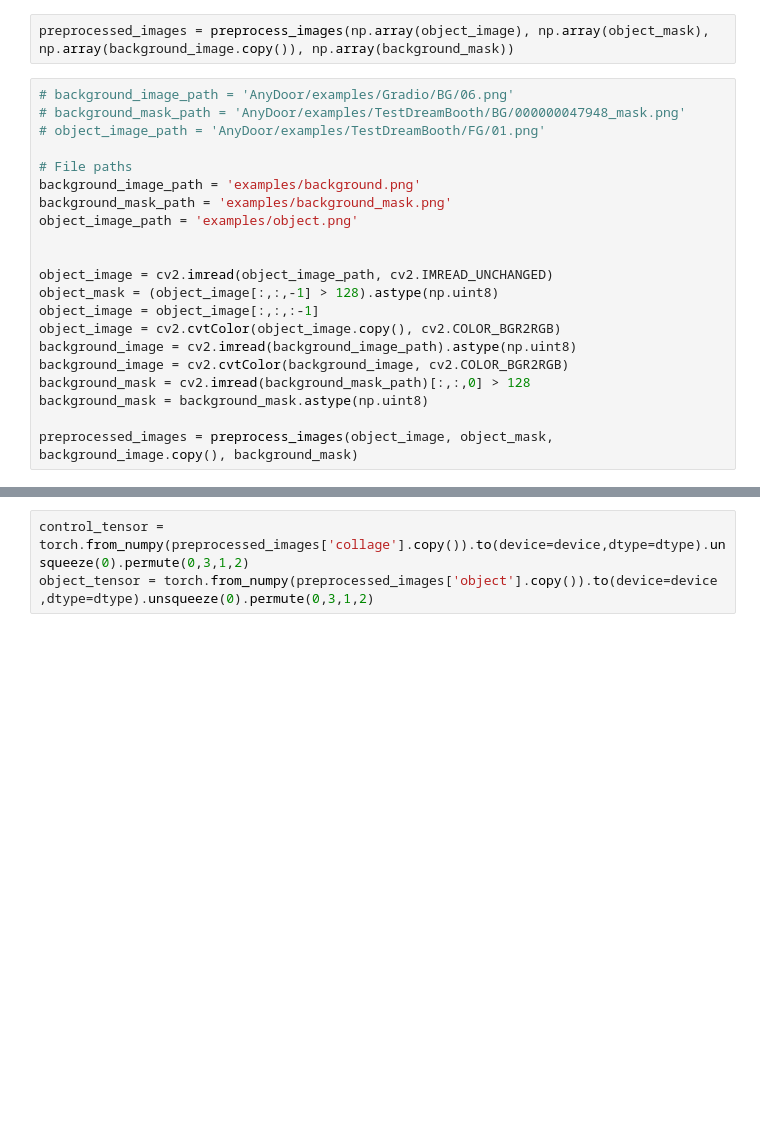
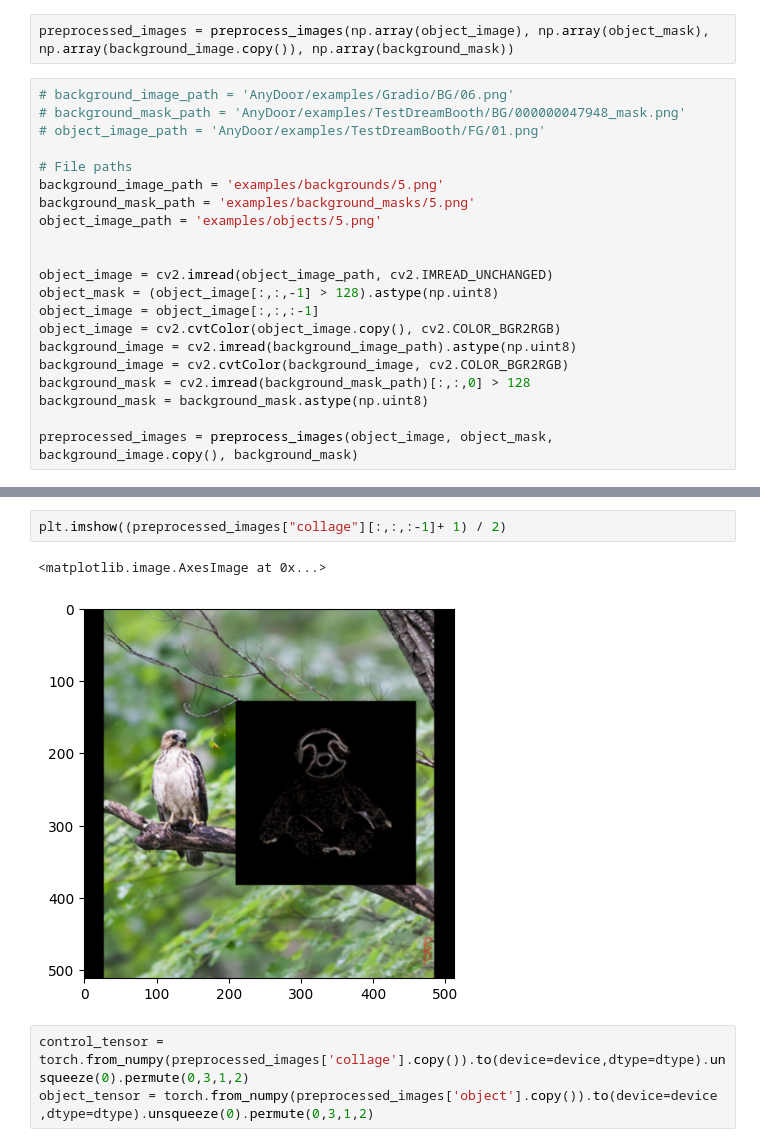
Before and after one commit to DanielRodriguezCiotti/anydoor-refiners, a Jupyter notebook: inference.ipynb, the cells around one changed output, grey strips where cells are left out. Drawn from its saved outputs; the diff is of its cells as text; blank space fills up the shorter version.

```diff
--- a/inference.ipynb
+++ b/inference.ipynb
@@ -60,9 +60,9 @@ preprocessed_images = preprocess_images(np.array(object_image), np.array(object_
 # object_image_path = 'AnyDoor/examples/TestDreamBooth/FG/01.png'
 
 # File paths
-background_image_path = 'examples/background.png'
-background_mask_path = 'examples/background_mask.png'
-object_image_path = 'examples/object.png'
+background_image_path = 'examples/backgrounds/5.png'
+background_mask_path = 'examples/background_masks/5.png'
+object_image_path = 'examples/objects/5.png'
 
 
 object_image = cv2.imread(object_image_path, cv2.IMREAD_UNCHANGED)
@@ -96,3 +98,8 @@ display_images({
+# %%
+plt.imshow((preprocessed_images["collage"][:,:,:-1]+ 1) / 2)
+# %% [output]
+<matplotlib.image.AxesImage at 0x...>
+[figure, added]
 # %%
 control_tensor = torch.from_numpy(preprocessed_images['collage'].copy()).to(device=device,dtype=dtype).unsqueeze(0).permute(0,3,1,2)
 object_tensor = torch.from_numpy(preprocessed_images['object'].copy()).to(device=device ,dtype=dtype).unsqueeze(0).permute(0,3,1,2)
```
Also changed, not shown: parts of 1 cell of this notebook, 25 other files.
